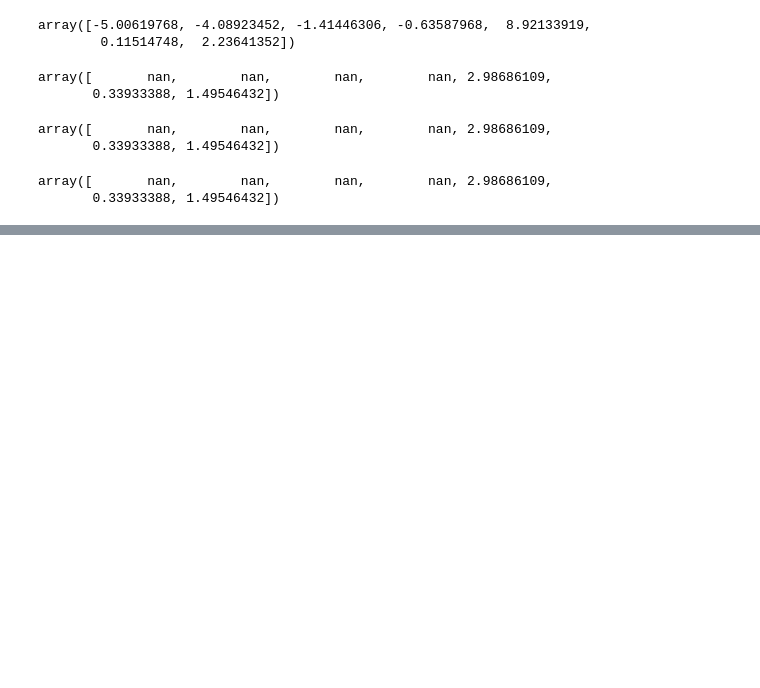
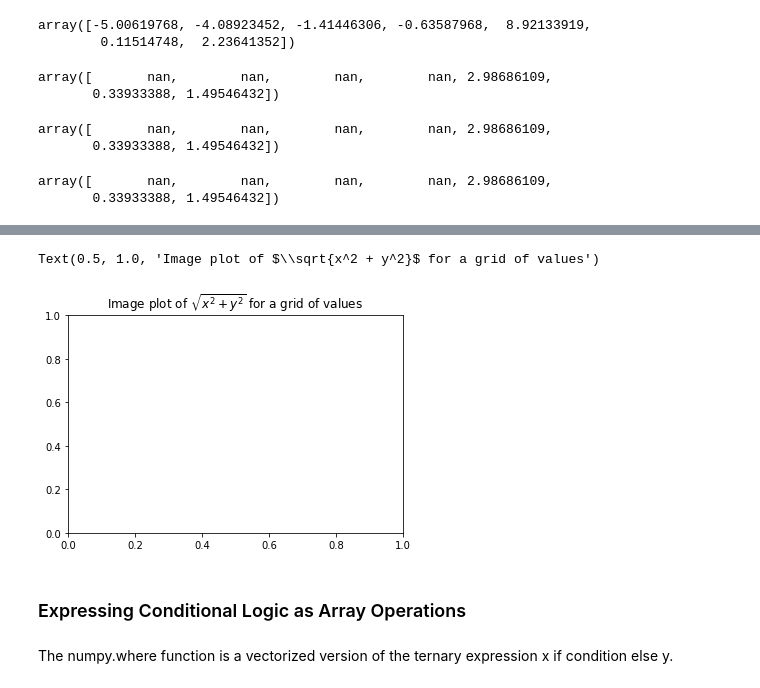
Before and after one commit to kbutalep/WesCh4-numpy, a Jupyter notebook: Chapter4WorkAlong.ipynb, the cells around one changed output, grey strips where cells are left out. Drawn from its saved outputs; the diff is of its cells as text; code cells hidden in the pictures; blank space fills up the shorter version.

Commit message:
up to Expressing Conditional Logic as Array Operations

```diff
--- a/Chapter4WorkAlong.ipynb
+++ b/Chapter4WorkAlong.ipynb
@@ -771,0 +817,9 @@ array([       nan,        nan,        nan,        nan, 2.98686109,
+# %%
+plt.title("Image plot of $\sqrt{x^2 + y^2}$ for a grid of values")
+# %% [output]
+Text(0.5, 1.0, 'Image plot of $\\sqrt{x^2 + y^2}$ for a grid of values')
+[figure, added]
+# %% [markdown]
+### Expressing Conditional Logic as Array Operations
+# %% [markdown]
+The numpy.where function is a vectorized version of the ternary expression x if condition else y.
```
Also changed, not shown: parts of 25 cells of this notebook.
